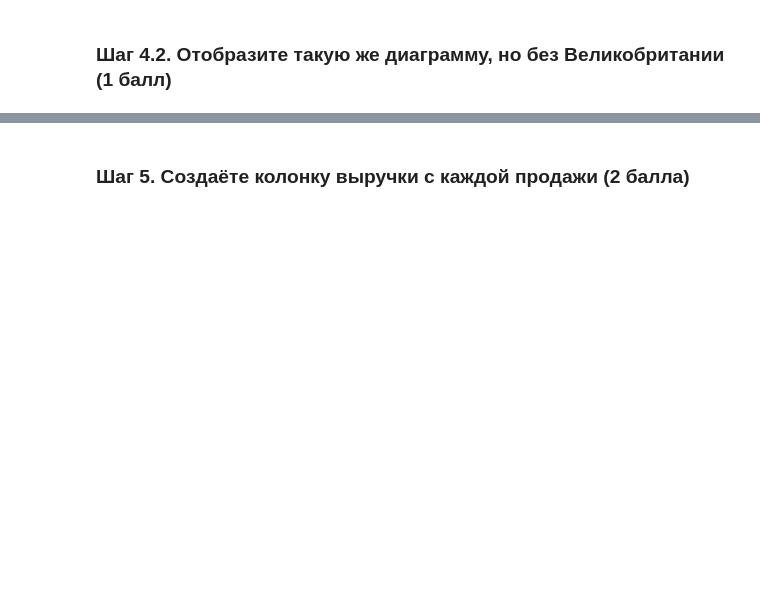
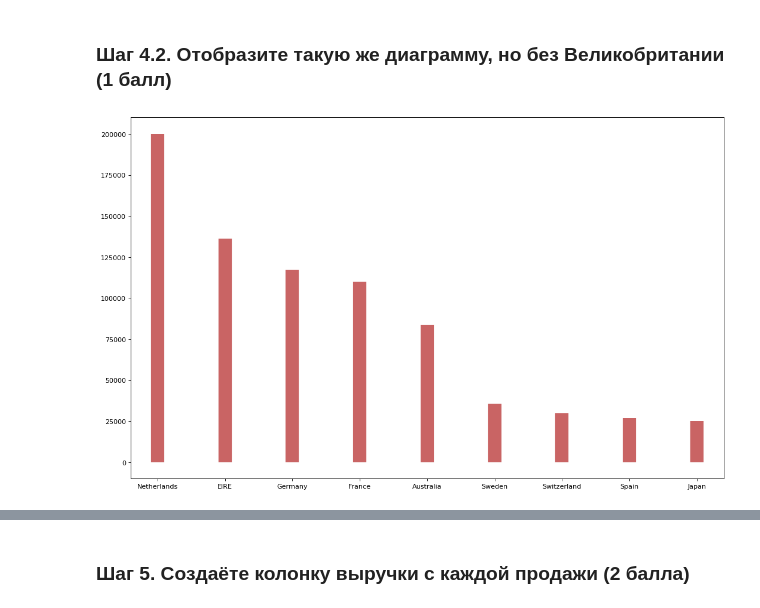
Before and after one commit to theysee/sberbank_reboot, a Jupyter notebook: Промежуточное_тестирование_Творческое_задание_Сергей_Артеев.ipynb, the cells around one changed output, grey strips where cells are left out. Drawn from its saved outputs; the diff is of its cells as text; code cells hidden in the pictures; blank space fills up the shorter version.

```diff
--- a/Промежуточное_тестирование_Творческое_задание_Сергей_Артеев.ipynb
+++ b/Промежуточное_тестирование_Творческое_задание_Сергей_Артеев.ipynb
@@ -129,0 +129,9 @@ ValueError: ignored
+# %%
+# Реализация Matplotlib.
+
+data_wuk = sales_quantity[sales_quantity['Country'] != 'United Kingdom']
+fig, ax = plt.subplots(figsize=(16,10), facecolor='white', dpi= 80)
+ax.vlines(x=data_wuk['Country'], ymin=0, ymax=data_wuk['sum'], color='firebrick', alpha=0.7, linewidth=20)
+plt.show()
+# %% [output]
+[figure, added]
```
Also changed, not shown: parts of 5 cells of this notebook.
